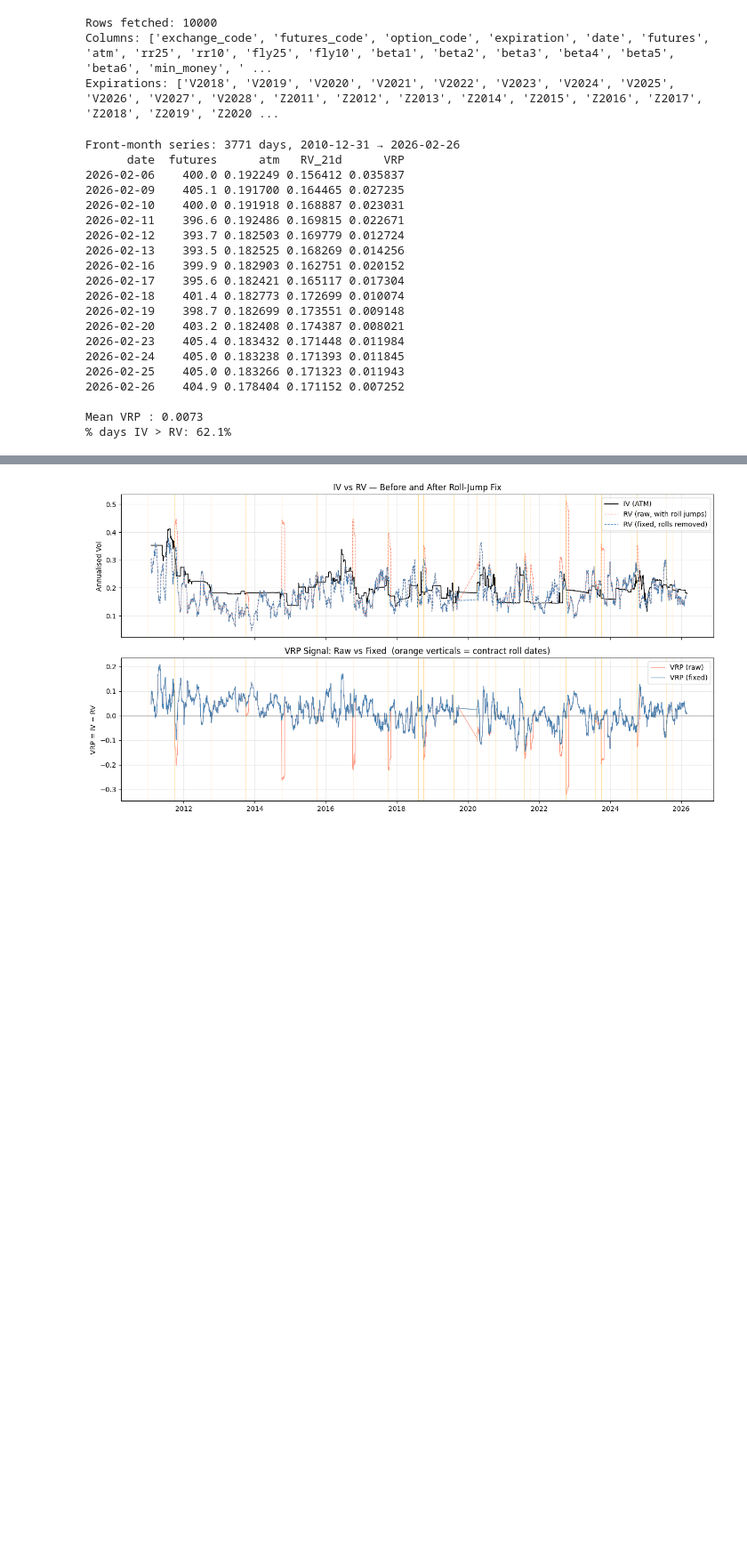
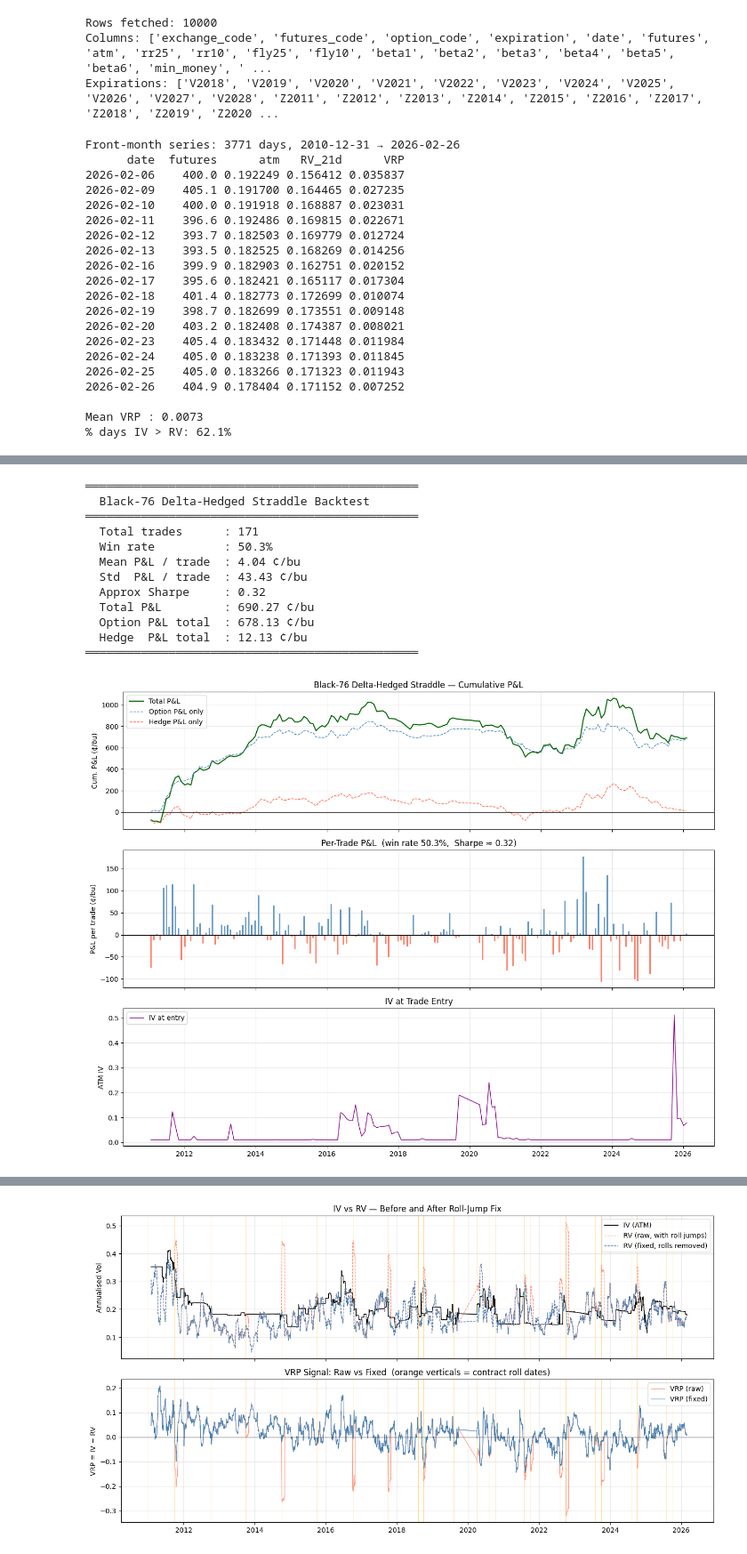
Before and after one commit to kevin-wang-uchi/FINM-33150-Project, a Jupyter notebook: options.ipynb, the cells around one changed output, grey strips where cells are left out. Shown at 89% size. Saved outputs shown, nothing was run; the diff lists cells and outputs as text; code cells hidden in the pictures; blank space fills up the shorter version.

```diff
--- a/options.ipynb
+++ b/options.ipynb
@@ -191,3 +320,71 @@ Total unique expirations: 28
+# %%
+
+# ── Performance summary and charts ────────────────────────────────────────
+
+trades_df["cum_pnl_usd"]  = trades_df["total_pnl"].cumsum()
+trades_df["cum_pnl_vol"]  = trades_df["pnl_vol"].cumsum()
+
+win_rate = (trades_df["total_pnl"] > 0).mean()
+mean_pnl = trades_df["total_pnl"].mean()
+std_pnl  = trades_df["total_pnl"].std()
+sharpe   = mean_pnl / std_pnl * np.sqrt(252 / 21) if std_pnl > 0 else np.nan
+
+print("════════════════════════════════════════════════")
+print("  Black-76 Delta-Hedged Straddle Backtest")
+print("════════════════════════════════════════════════")
+print(f"  Total trades      : {len(trades_df)}")
+print(f"  Win rate          : {win_rate*100:.1f}%")
+print(f"  Mean P&L / trade  : {mean_pnl:.2f} ¢/bu")
+print(f"  Std  P&L / trade  : {std_pnl:.2f} ¢/bu")
+print(f"  Approx Sharpe     : {sharpe:.2f}")
+print(f"  Total P&L         : {trades_df['total_pnl'].sum():.2f} ¢/bu")
+print(f"  Option P&L total  : {trades_df['option_pnl'].sum():.2f} ¢/bu")
+print(f"  Hedge  P&L total  : {trades_df['hedge_pnl'].sum():.2f} ¢/bu")
+print("════════════════════════════════════════════════")
+
+fig, axes = plt.subplots(3, 1, figsize=(13, 10), sharex=True)
+
+# Panel 1: cumulative total P&L
+axes[0].plot(trades_df["entry_date"], trades_df["cum_pnl_usd"], color="darkgreen", linewidth=1.5, label="Total P&L")
+axes[0].plot(trades_df["entry_date"], trades_df["option_pnl"].cumsum(), color="steelblue", linewidth=1, linestyle="--", label="Option P&L only")
+axes[0].plot(trades_df["entry_date"], trades_df["hedge_pnl"].cumsum(),  color="tomato",    linewidth=1, linestyle="--", label="Hedge P&L only")
+axes[0].axhline(0, color="black", linewidth=0.8)
+axes[0].set_ylabel("Cum. P&L (¢/bu)")
+axes[0].set_title("Black-76 Delta-Hedged Straddle — Cumulative P&L")
+axes[0].legend()
+axes[0].grid(alpha=0.3)
+
+# Panel 2: per-trade P&L bar chart
+bar_colors = np.where(trades_df["total_pnl"] > 0, "steelblue", "tomato")
+axes[1].bar(trades_df["entry_date"], trades_df["total_pnl"], color=bar_colors, width=15, alpha=0.8)
+axes[1].axhline(0, color="black", linewidth=0.8)
+axes[1].set_ylabel("P&L per trade (¢/bu)")
+axes[1].set_title(f"Per-Trade P&L  (win rate {win_rate*100:.1f}%,  Sharpe ≈ {sharpe:.2f})")
+axes[1].grid(alpha=0.3)
+
+# Panel 3: IV at entry for each trade
+axes[2].plot(trades_df["entry_date"], trades_df["IV_entry"], color="purple", linewidth=1, label="IV at entry")
+axes[2].set_ylabel("ATM IV")
+axes[2].set_title("IV at Trade Entry")
+axes[2].legend()
+axes[2].grid(alpha=0.3)
+
+plt.tight_layout()
+plt.show()
+# %% [output]
+════════════════════════════════════════════════
+  Black-76 Delta-Hedged Straddle Backtest
+════════════════════════════════════════════════
+  Total trades      : 171
+  Win rate          : 50.3%
+  Mean P&L / trade  : 4.04 ¢/bu
+  Std  P&L / trade  : 43.43 ¢/bu
+  Approx Sharpe     : 0.32
+  Total P&L         : 690.27 ¢/bu
+  Option P&L total  : 678.13 ¢/bu
+  Hedge  P&L total  : 12.13 ¢/bu
+════════════════════════════════════════════════
+[figure, added]
 # %%
 
 # ── Visualise the active date range of each expiration contract ───────────
```
Also changed, not shown: parts of 4 cells of this notebook.
